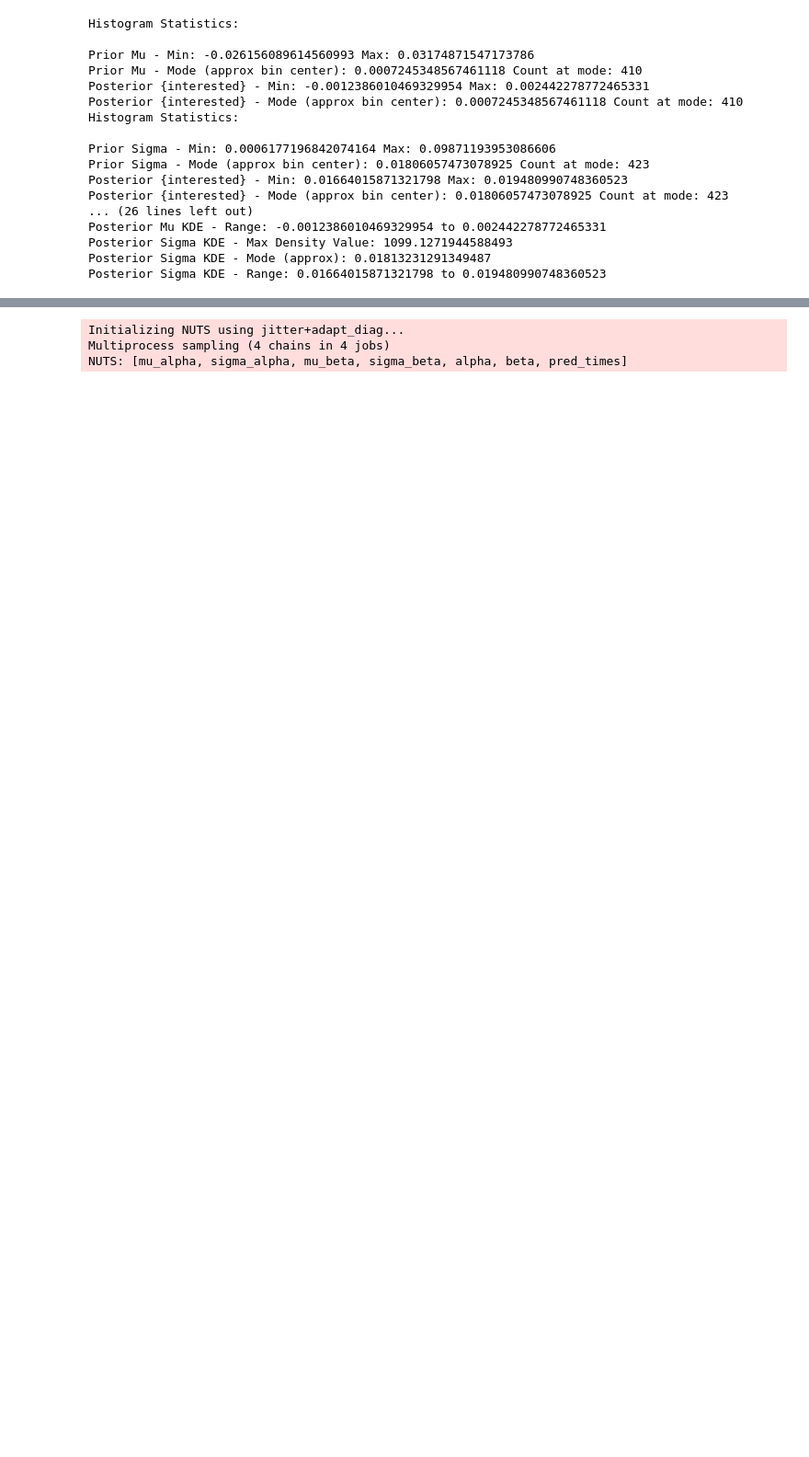
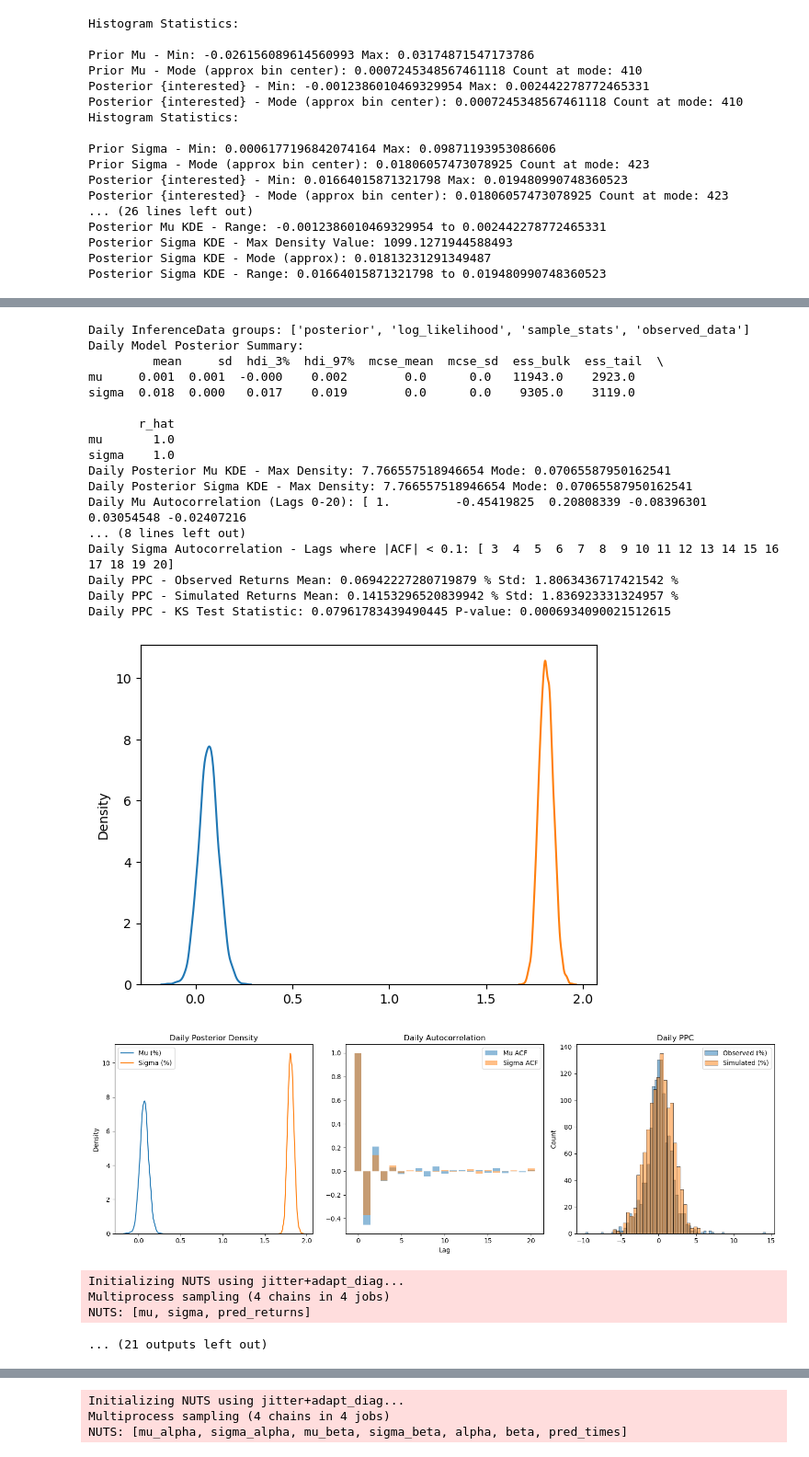
Before and after one commit to hyun95roh/bayesian_analysis, a Jupyter notebook: data/scenarios_1to4.ipynb, the cells around one changed output, grey strips where cells are left out. Shown at 92% size. Saved outputs shown, nothing was run; the diff lists cells and outputs as text; code cells hidden in the pictures; blank space fills up the shorter version.

```diff
--- a/data/scenarios_1to4.ipynb
+++ b/data/scenarios_1to4.ipynb
@@ -137,7 +113,7 @@ import plotly.graph_objs as go
 from plotly.subplots import make_subplots
 
 # 1. Load Data
-df = yf.download('AAPL', start='2020-09-21', end='2025-09-21')
+df = yf.download('AAPL', start='2020-06-01', end='2025-06-30')
 trading_freq = 1 # Daily trading: 1, Weekly: 5, Monthly: 21
 df['LogReturn'] = np.log(df['Close'].values / df['Close'].shift(trading_freq).values)
 returns = df['LogReturn'].dropna().values  # ~1,260 daily returns
@@ -294,0 +484,13 @@ Posterior Sigma KDE - Range: 0.01664015871321798 to 0.019480990748360523
+# %%
+# Cell 4: Fit Models for Each Trading Window
+# Purpose: Fit separate models for daily, weekly, and monthly windows to compare.
+# This showcases Bayesian flexibility across time scales.
+model_daily, trace_daily, pred_trace_daily = fit_bayesian_model(returns_daily, "Daily", forecast_steps=30)  # 30 days
+model_weekly, trace_weekly, pred_trace_weekly = fit_bayesian_model(returns_weekly, "Weekly", forecast_steps=6)  # ~30 days (6 weeks)
+model_monthly, trace_monthly, pred_trace_monthly = fit_bayesian_model(returns_monthly, "Monthly", forecast_steps=2)  # ~30-60 days (2 months)
+
+# Extract samples for later use
+mu_daily = az.extract(trace_daily)['mu'].values
+sigma_daily = az.extract(trace_daily)['sigma'].values
+# Similarly for weekly and monthly...
+# %% [output]
@@ -294,0 +508,23 @@ Posterior Sigma KDE - Range: 0.01664015871321798 to 0.019480990748360523
+Daily InferenceData groups: ['posterior', 'log_likelihood', 'sample_stats', 'observed_data']
+Daily Model Posterior Summary:
+         mean     sd  hdi_3%  hdi_97%  mcse_mean  mcse_sd  ess_bulk  ess_tail  \
+mu     0.001  0.001  -0.000    0.002        0.0      0.0   11943.0    2923.0
+sigma  0.018  0.000   0.017    0.019        0.0      0.0    9305.0    3119.0
+
+       r_hat
+mu       1.0
+sigma    1.0
+Daily Posterior Mu KDE - Max Density: 7.766557518946654 Mode: 0.07065587950162541
+Daily Posterior Sigma KDE - Max Density: 7.766557518946654 Mode: 0.07065587950162541
+Daily Mu Autocorrelation (Lags 0-20): [ 1.         -0.45419825  0.20808339 -0.08396301  0.03054548 -0.02407216
+... (8 lines left out)
+Daily Sigma Autocorrelation - Lags where |ACF| < 0.1: [ 3  4  5  6  7  8  9 10 11 12 13 14 15 16 17 18 19 20]
+Daily PPC - Observed Returns Mean: 0.06942227280719879 % Std: 1.8063436717421542 %
+Daily PPC - Simulated Returns Mean: 0.14153296520839942 % Std: 1.836923331324957 %
+Daily PPC - KS Test Statistic: 0.07961783439490445 P-value: 0.0006934090021512615
+[figure, added]
+[figure, added]
+Initializing NUTS using jitter+adapt_diag...
+Multiprocess sampling (4 chains in 4 jobs)
+NUTS: [mu, sigma, pred_returns]
+... (21 outputs left out)
```
Also changed, not shown: parts of 16 cells of this notebook, 4 other files.
